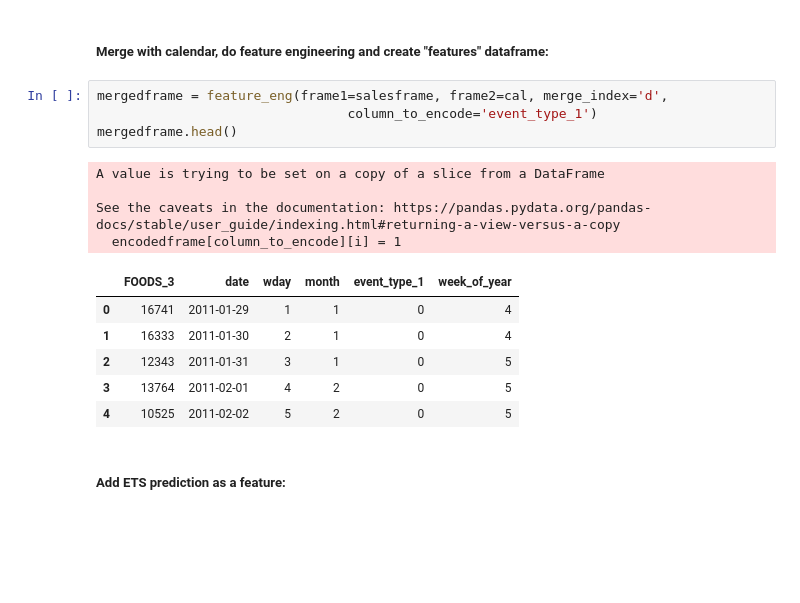
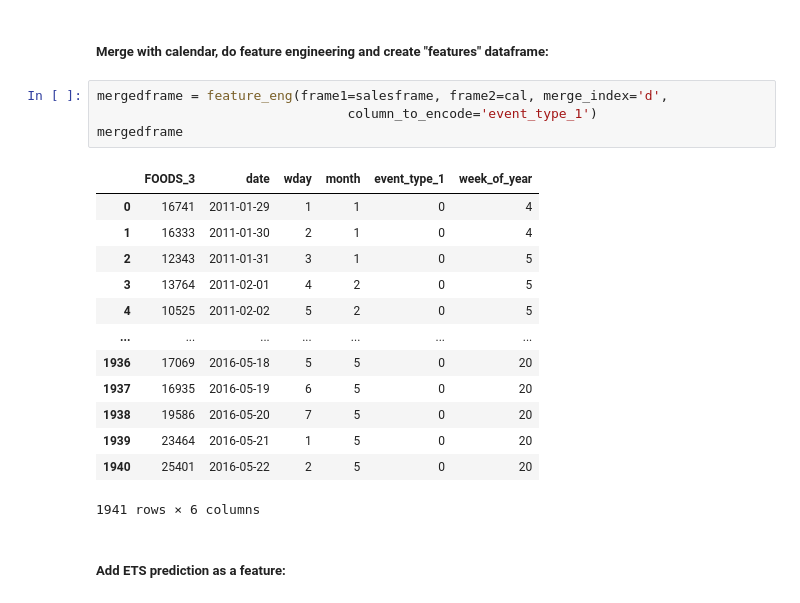
Before and after one commit to sithankanna/hts-forecast, a Jupyter notebook: notebooks/003-EK-model.ipynb, the cells around one changed output. Saved outputs shown, nothing was run; the diff lists cells and outputs as text; blank space fills up the shorter version.

```diff
--- a/notebooks/003-EK-model.ipynb
+++ b/notebooks/003-EK-model.ipynb
@@ -226,18 +226,21 @@ salesframe.shape
 # %%
 mergedframe = feature_eng(frame1=salesframe, frame2=cal, merge_index='d',
                                 column_to_encode='event_type_1')
-mergedframe.head()
+mergedframe
 # %% [output]
+|  | FOODS_3 | date | wday | month | event_type_1 | week_of_year |
+| 0 | 16741 | 2011-01-29 | 1 | 1 | 0 | 4 |
+| 1 | 16333 | 2011-01-30 | 2 | 1 | 0 | 4 |
+| 2 | 12343 | 2011-01-31 | 3 | 1 | 0 | 5 |
+| 3 | 13764 | 2011-02-01 | 4 | 2 | 0 | 5 |
+| 4 | 10525 | 2011-02-02 | 5 | 2 | 0 | 5 |
+| ... | ... | ... | ... | ... | ... | ... |
+| 1936 | 17069 | 2016-05-18 | 5 | 5 | 0 | 20 |
+| 1937 | 16935 | 2016-05-19 | 6 | 5 | 0 | 20 |
+| 1938 | 19586 | 2016-05-20 | 7 | 5 | 0 | 20 |
+| 1939 | 23464 | 2016-05-21 | 1 | 5 | 0 | 20 |
+| 1940 | 25401 | 2016-05-22 | 2 | 5 | 0 | 20 |
-A value is trying to be set on a copy of a slice from a DataFrame
-
-See the caveats in the documentation: https://pandas.pydata.org/pandas-docs/stable/user_guide/indexing.html#returning-a-view-versus-a-copy
-  encodedframe[column_to_encode][i] = 1
+1941 rows × 6 columns
-|  | FOODS_3 | date | wday | month | event_type_1 | week_of_year |
-| 0 | 16741 | 2011-01-29 | 1 | 1 | 0 | 4 |
-| 1 | 16333 | 2011-01-30 | 2 | 1 | 0 | 4 |
-| 2 | 12343 | 2011-01-31 | 3 | 1 | 0 | 5 |
-| 3 | 13764 | 2011-02-01 | 4 | 2 | 0 | 5 |
-| 4 | 10525 | 2011-02-02 | 5 | 2 | 0 | 5 |
 # %% [markdown]
 ##### Add ETS prediction as a feature:
 # %%
```
Also changed, not shown: parts of 8 cells of this notebook, 2 other files.
